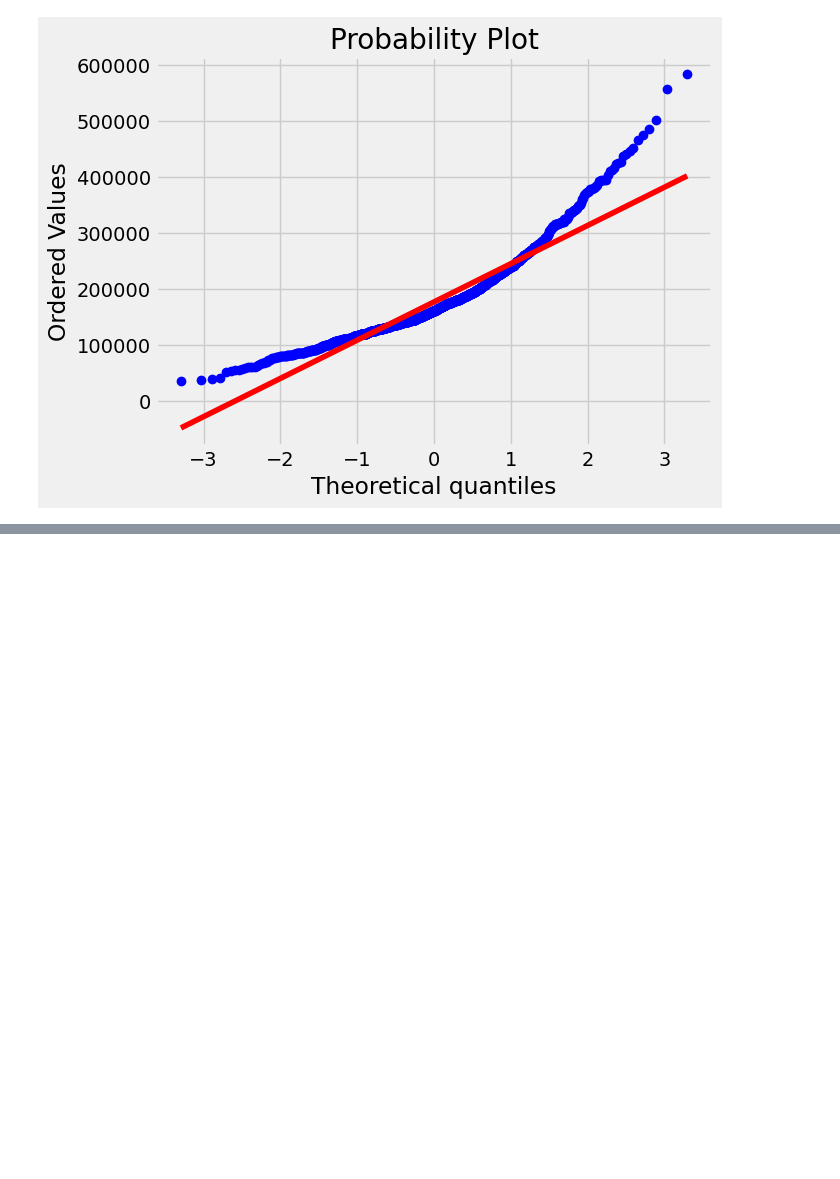
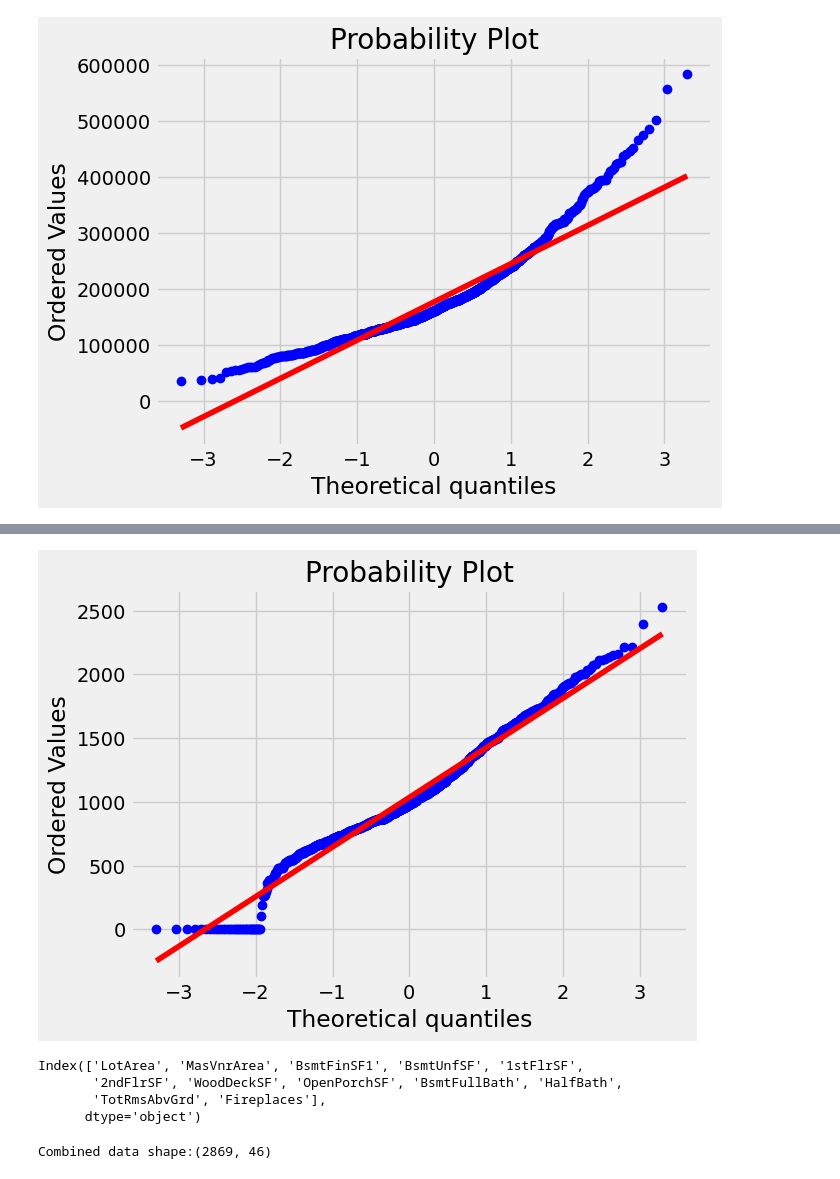
Before and after one commit to gowtham0210/House-price-prediction, a Jupyter notebook: House Price Predicition.ipynb, the cells around one changed output, grey strips where cells are left out. Drawn from its saved outputs; the diff is of its cells as text; code cells hidden in the pictures; blank space fills up the shorter version.

```diff
--- a/House Price Predicition.ipynb
+++ b/House Price Predicition.ipynb
@@ -614,0 +627,5 @@ plt.show()
+# %%
+stats.probplot(train_data['TotalBsmtSF'],plot=plt)
+plt.show()
+# %% [output]
+[figure, added]
@@ -614,0 +641,9 @@ plt.show()
+# %%
+skewed_features = skewed_features[skewed_features > 0.5]
+skewed_features = skewed_features.index
+skewed_features
+# %% [output]
+Index(['LotArea', 'MasVnrArea', 'BsmtFinSF1', 'BsmtUnfSF', '1stFlrSF',
+       '2ndFlrSF', 'WoodDeckSF', 'OpenPorchSF', 'BsmtFullBath', 'HalfBath',
+       'TotRmsAbvGrd', 'Fireplaces'],
+      dtype='object')
@@ -614,0 +653,5 @@ plt.show()
+# %%
+combined_data = pd.concat([train_data,test_data],axis=0)
+print(f"Combined data shape:{combined_data.shape}")
+# %% [output]
+Combined data shape:(2869, 46)
```
Also changed, not shown: parts of 11 cells of this notebook.
